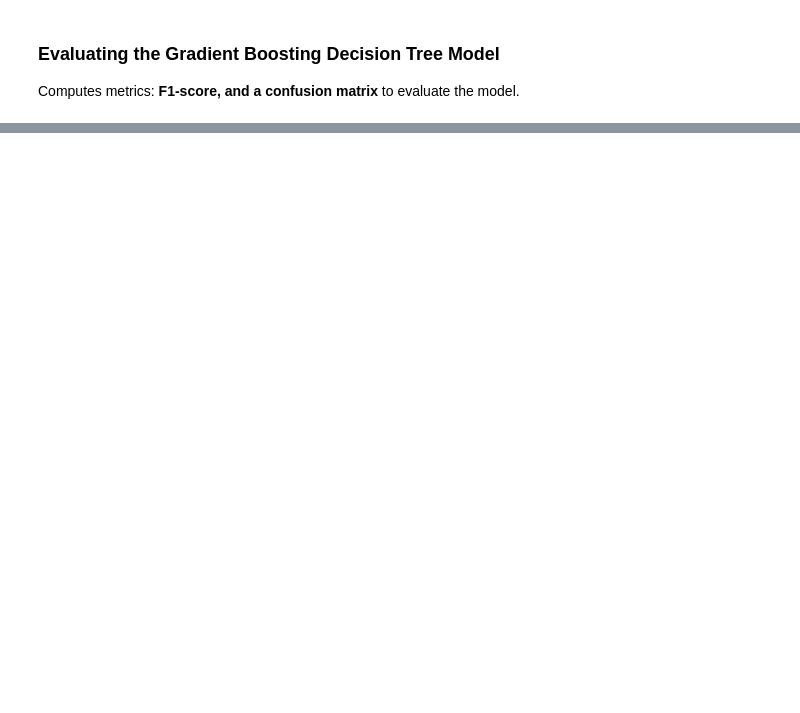
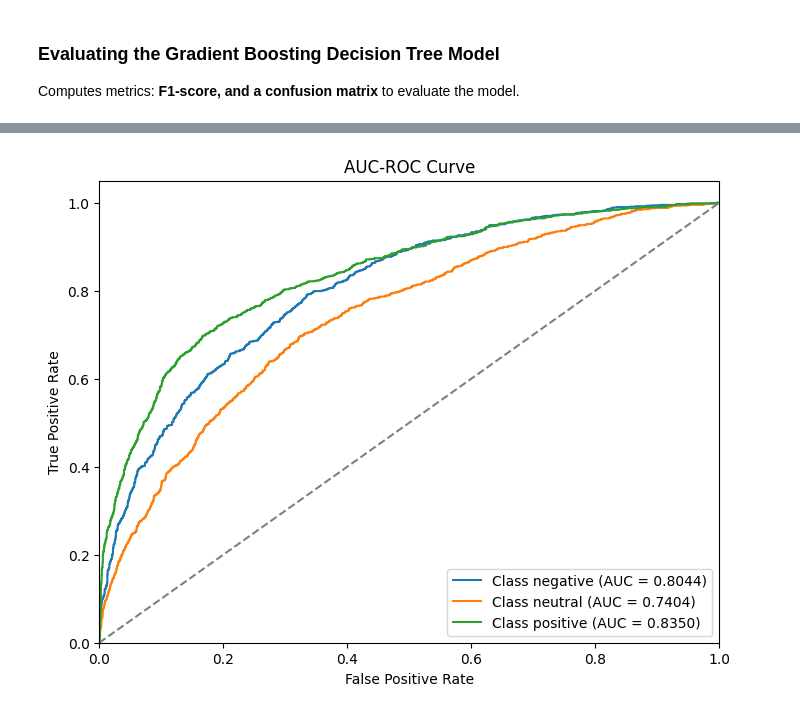
Before and after one commit to quochieu586/ML_capybara, a Jupyter notebook: src/models/EnsembleLearning/Ensemble_model.ipynb, the cells around one changed output, grey strips where cells are left out. Cells and saved outputs as stored; diff of their text form; code cells hidden in the pictures; blank space fills up the shorter version.

```diff
--- a/src/models/EnsembleLearning/Ensemble_model.ipynb
+++ b/src/models/EnsembleLearning/Ensemble_model.ipynb
@@ -231,0 +342,6 @@ Accuracy: 0.5640
+# %%
+from src.visualization import plot_roc_auc
+
+plot_roc_auc(y_test, probs_test, classes=model.classes_)
+# %% [output]
+[figure, added]
```
Also changed, not shown: parts of 10 cells of this notebook, 1 other file.
